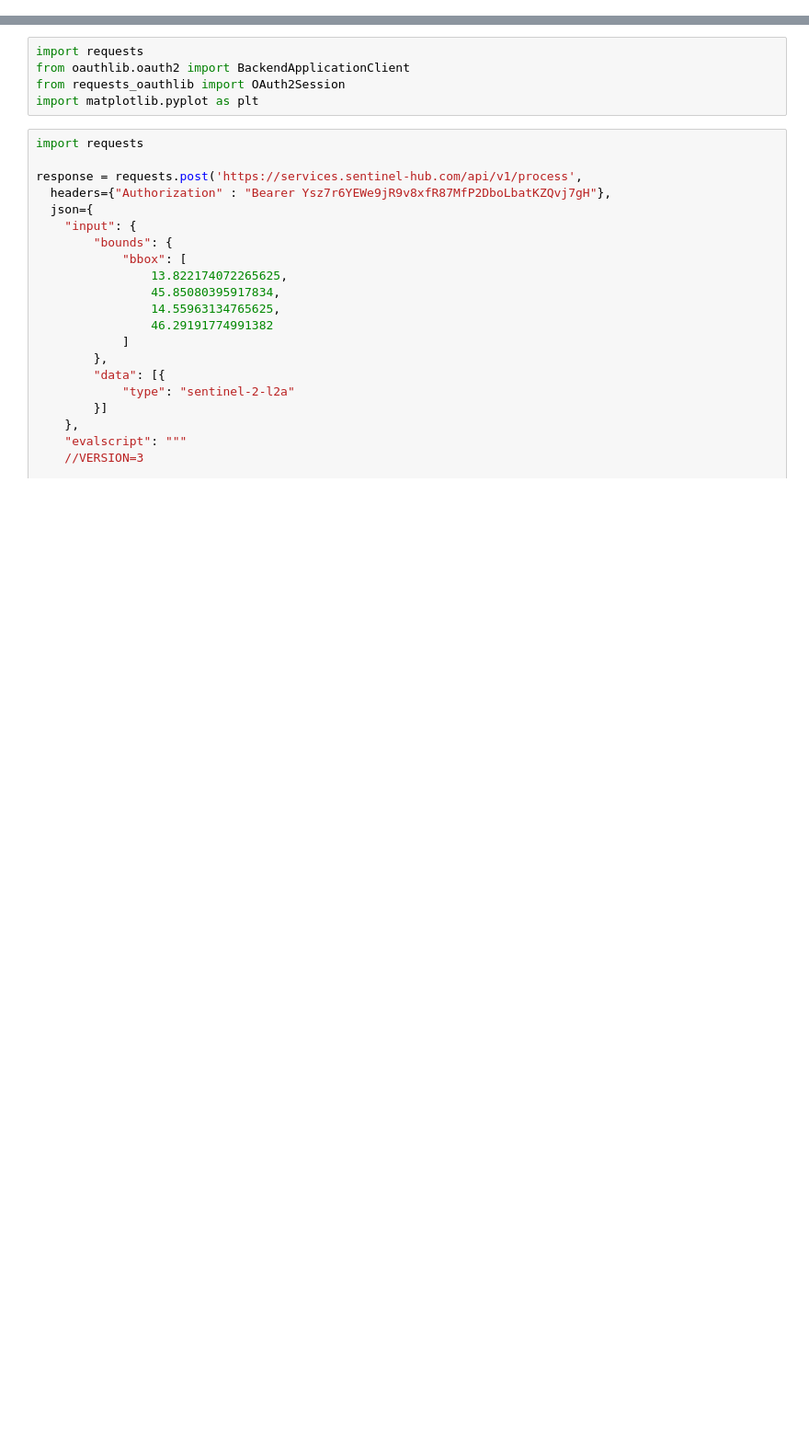
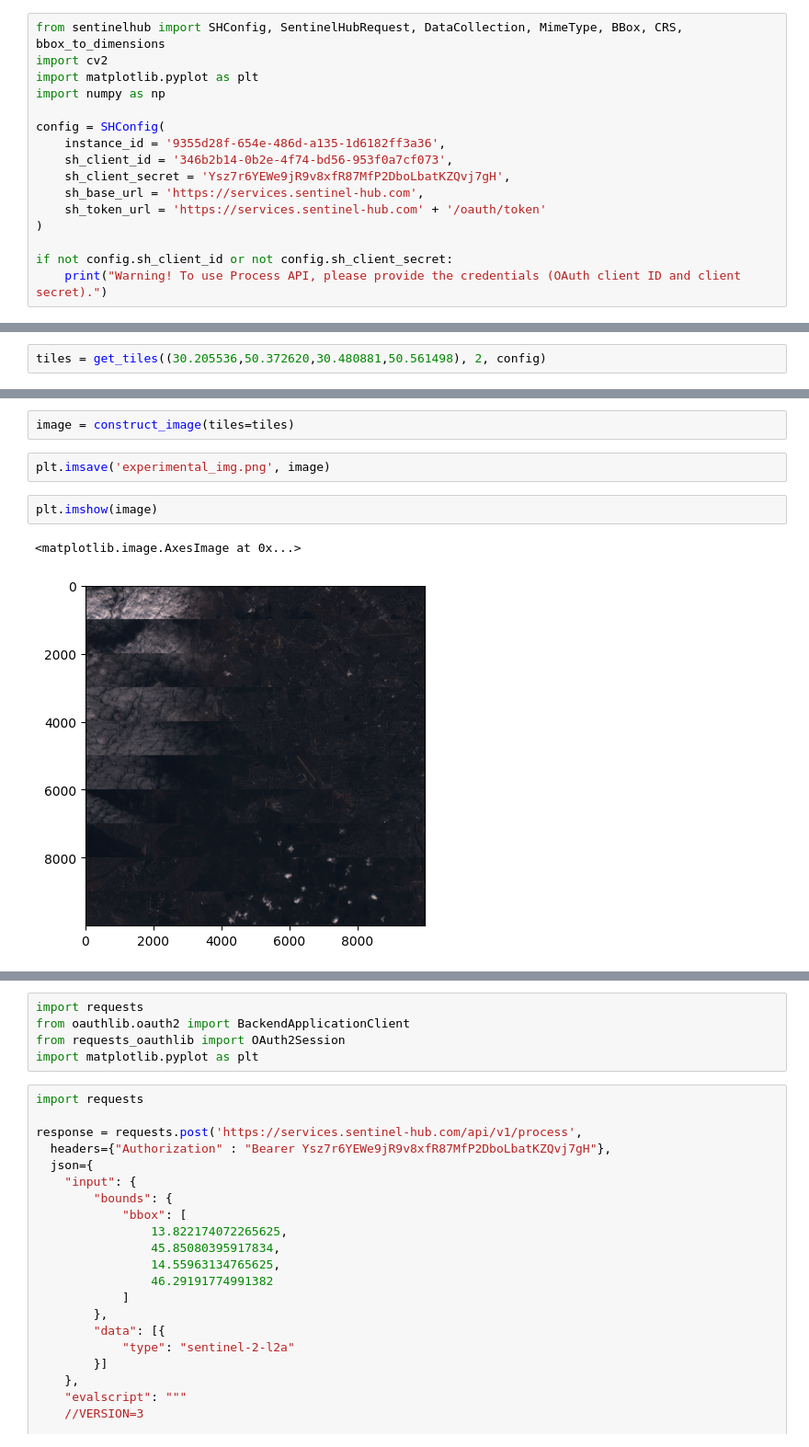
Before and after one commit to stupidcucumber/test-repository, a Jupyter notebook: Task 2/data/gen_sentinel_data.ipynb, the cells around one changed output, grey strips where cells are left out. Shown at 92% size. Saved outputs shown, nothing was run; the diff lists cells and outputs as text; blank space fills up the shorter version.

Commit message:
Implemented function to extract images from Sentinel2 Process API

```diff
--- a/Task 2/data/gen_sentinel_data.ipynb
+++ b/Task 2/data/gen_sentinel_data.ipynb
@@ -0,0 +1,16 @@
+# %%
+from sentinelhub import SHConfig, SentinelHubRequest, DataCollection, MimeType, BBox, CRS, bbox_to_dimensions
+import cv2
+import matplotlib.pyplot as plt
+import numpy as np
+
+config = SHConfig(
+    instance_id = '9355d28f-654e-486d-a135-1d6182ff3a36',
+    sh_client_id = '346b2b14-0b2e-4f74-bd56-953f0a7cf073',
+    sh_client_secret = 'Ysz7r6YEWe9jR9v8xfR87MfP2DboLbatKZQvj7gH',
+    sh_base_url = 'https://services.sentinel-hub.com',
+    sh_token_url = 'https://services.sentinel-hub.com' + '/oauth/token'
+)
+
+if not config.sh_client_id or not config.sh_client_secret:
+    print("Warning! To use Process API, please provide the credentials (OAuth client ID and client secret).")
@@ -0,0 +98,2 @@
+# %%
+tiles = get_tiles((30.205536,50.372620,30.480881,50.561498), 2, config)
@@ -0,0 +118,9 @@
+# %%
+image = construct_image(tiles=tiles)
+# %%
+plt.imsave('experimental_img.png', image)
+# %%
+plt.imshow(image)
+# %% [output]
+<matplotlib.image.AxesImage at 0x...>
+[figure, added]
```
Also changed, not shown: parts of 7 cells of this notebook, 3 other files.
